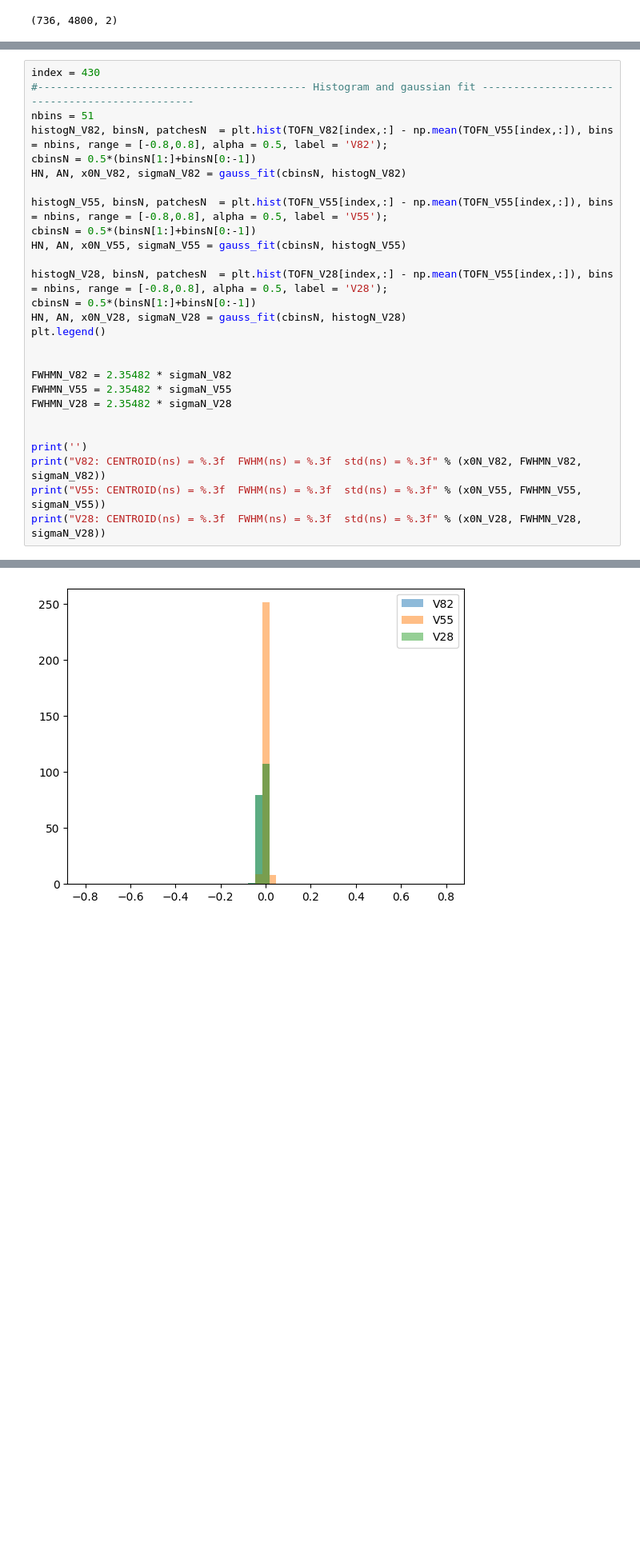
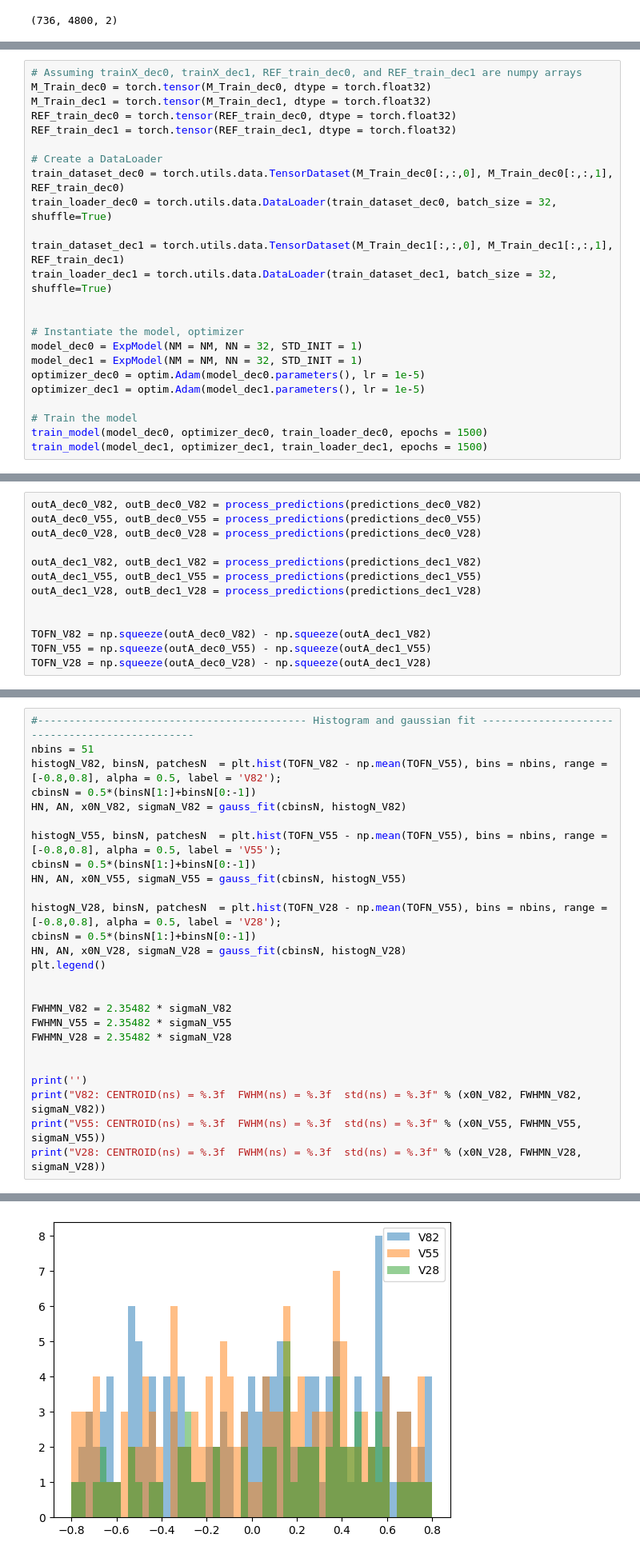
Before and after one commit to wjosefw/Signal-processing-with-Neural-networks, a Jupyter notebook: DEEP_TIMING_FUNCTION_FIT.ipynb, the cells around one changed output, grey strips where cells are left out. Shown at 80% size. Saved outputs shown, nothing was run; the diff lists cells and outputs as text; blank space fills up the shorter version.

Commit message:
Intento con PyTorch

```diff
--- a/DEEP_TIMING_FUNCTION_FIT.ipynb
+++ b/DEEP_TIMING_FUNCTION_FIT.ipynb
@@ -322,0 +298,24 @@ TOFN_V28 = np.squeeze(OUT_DEC0_V28) - np.squeeze(OUT_DEC1_V28)
+# %%
+# Assuming trainX_dec0, trainX_dec1, REF_train_dec0, and REF_train_dec1 are numpy arrays
+M_Train_dec0 = torch.tensor(M_Train_dec0, dtype = torch.float32)
+M_Train_dec1 = torch.tensor(M_Train_dec1, dtype = torch.float32)
+REF_train_dec0 = torch.tensor(REF_train_dec0, dtype = torch.float32)
+REF_train_dec1 = torch.tensor(REF_train_dec1, dtype = torch.float32)
+
+# Create a DataLoader
+train_dataset_dec0 = torch.utils.data.TensorDataset(M_Train_dec0[:,:,0], M_Train_dec0[:,:,1], REF_train_dec0)
+train_loader_dec0 = torch.utils.data.DataLoader(train_dataset_dec0, batch_size = 32, shuffle=True)
+
+train_dataset_dec1 = torch.utils.data.TensorDataset(M_Train_dec1[:,:,0], M_Train_dec1[:,:,1], REF_train_dec1)
+train_loader_dec1 = torch.utils.data.DataLoader(train_dataset_dec1, batch_size = 32, shuffle=True)
+
+
+# Instantiate the model, optimizer
+model_dec0 = ExpModel(NM = NM, NN = 32, STD_INIT = 1)
+model_dec1 = ExpModel(NM = NM, NN = 32, STD_INIT = 1)
+optimizer_dec0 = optim.Adam(model_dec0.parameters(), lr = 1e-5)
+optimizer_dec1 = optim.Adam(model_dec1.parameters(), lr = 1e-5)
+
+# Train the model
+train_model(model_dec0, optimizer_dec0, train_loader_dec0, epochs = 1500)
+train_model(model_dec1, optimizer_dec1, train_loader_dec1, epochs = 1500)
@@ -323 +397,14 @@ TOFN_V28 = np.squeeze(OUT_DEC0_V28) - np.squeeze(OUT_DEC1_V28)
+# %%
+outA_dec0_V82, outB_dec0_V82 = process_predictions(predictions_dec0_V82)
+outA_dec0_V55, outB_dec0_V55 = process_predictions(predictions_dec0_V55)
+outA_dec0_V28, outB_dec0_V28 = process_predictions(predictions_dec0_V28)
+
+outA_dec1_V82, outB_dec1_V82 = process_predictions(predictions_dec1_V82)
+outA_dec1_V55, outB_dec1_V55 = process_predictions(predictions_dec1_V55)
+outA_dec1_V28, outB_dec1_V28 = process_predictions(predictions_dec1_V28)
+
+
+TOFN_V82 = np.squeeze(outA_dec0_V82) - np.squeeze(outA_dec1_V82)
+TOFN_V55 = np.squeeze(outA_dec0_V55) - np.squeeze(outA_dec1_V55)
+TOFN_V28 = np.squeeze(outA_dec0_V28) - np.squeeze(outA_dec1_V28)
 # %%
@@ -333,16 +419,15 @@ print(np.where(epsilon == np.min(epsilon)), np.min(epsilon))
 # %%
-index = 430
 #------------------------------------------- Histogram and gaussian fit -----------------------------------------------
 nbins = 51
-histogN_V82, binsN, patchesN  = plt.hist(TOFN_V82[index,:] - np.mean(TOFN_V55[index,:]), bins = nbins, range = [-0.8,0.8], alpha = 0.5, label = 'V82');
+histogN_V82, binsN, patchesN  = plt.hist(TOFN_V82 - np.mean(TOFN_V55), bins = nbins, range = [-0.8,0.8], alpha = 0.5, label = 'V82');
 cbinsN = 0.5*(binsN[1:]+binsN[0:-1])
 HN, AN, x0N_V82, sigmaN_V82 = gauss_fit(cbinsN, histogN_V82)
 
-histogN_V55, binsN, patchesN  = plt.hist(TOFN_V55[index,:] - np.mean(TOFN_V55[index,:]), bins = nbins, range = [-0.8,0.8], alpha = 0.5, label = 'V55');
+histogN_V55, binsN, patchesN  = plt.hist(TOFN_V55 - np.mean(TOFN_V55), bins = nbins, range = [-0.8,0.8], alpha = 0.5, label = 'V55');
 cbinsN = 0.5*(binsN[1:]+binsN[0:-1])
 HN, AN, x0N_V55, sigmaN_V55 = gauss_fit(cbinsN, histogN_V55)
 
-histogN_V28, binsN, patchesN  = plt.hist(TOFN_V28[index,:] - np.mean(TOFN_V55[index,:]), bins = nbins, range = [-0.8,0.8], alpha = 0.5, label = 'V28');
+histogN_V28, binsN, patchesN  = plt.hist(TOFN_V28 - np.mean(TOFN_V55), bins = nbins, range = [-0.8,0.8], alpha = 0.5, label = 'V28');
 cbinsN = 0.5*(binsN[1:]+binsN[0:-1])
 HN, AN, x0N_V28, sigmaN_V28 = gauss_fit(cbinsN, histogN_V28)
 plt.legend()
@@ -364 +449 @@ V28: CENTROID(ns) = -0.014  FWHM(ns) = 0.030  std(ns) = 0.013
-[figure, old version]
+[figure, new version]
```
Also changed, not shown: parts of 17 cells of this notebook.
